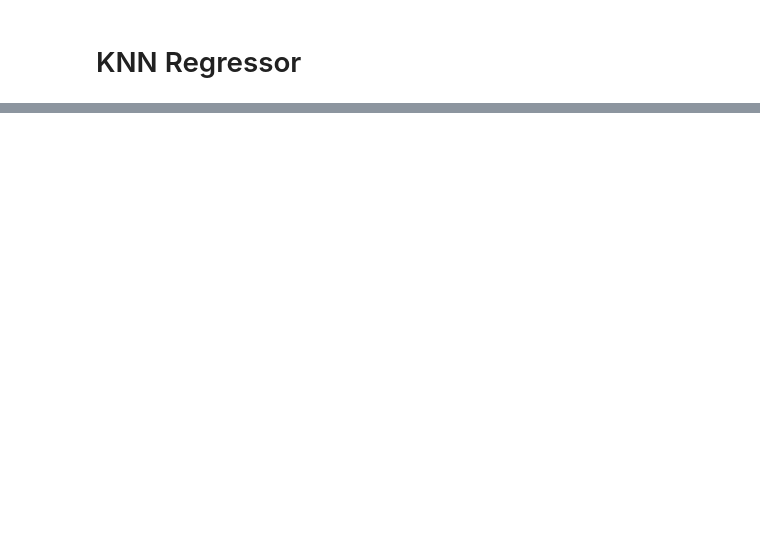
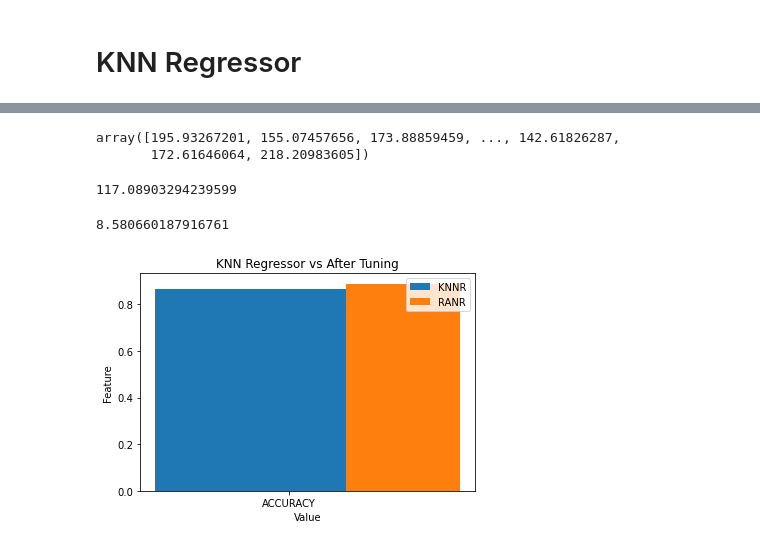
Before and after one commit to tarikulrayhan/tarikulrayhan, a Jupyter notebook: KNN for Regression and Classification.ipynb, the cells around one changed output, grey strips where cells are left out. Saved outputs shown, nothing was run; the diff lists cells and outputs as text; code cells hidden in the pictures; blank space fills up the shorter version.

```diff
--- a/KNN for Regression and Classification.ipynb
+++ b/KNN for Regression and Classification.ipynb
@@ -340,0 +429,2 @@ weighted avg       0.92      0.92      0.92      2567
+# %%
+rando_kn_reg.fit(xtrain, ytrain)
@@ -340,0 +482,2 @@ weighted avg       0.92      0.92      0.92      2567
+# %%
+ran = rando_kn_reg.best_estimator_
@@ -340,0 +488,2 @@ weighted avg       0.92      0.92      0.92      2567
+# %%
+ran.fit(xtrain, ytrain)
@@ -340,0 +492,2 @@ weighted avg       0.92      0.92      0.92      2567
+# %%
+After_Tuning_Score=ran.score(xtest, ytest)
@@ -340,0 +500,5 @@ weighted avg       0.92      0.92      0.92      2567
+# %%
+knreg_ran_test_predictions
+# %% [output]
+array([195.93267201, 155.07457656, 173.88859459, ..., 142.61826287,
+       172.61646064, 218.20983605])
@@ -340,0 +507,4 @@ weighted avg       0.92      0.92      0.92      2567
+# %%
+knreg_ran_mse
+# %% [output]
+117.08903294239599
@@ -340,0 +513,25 @@ weighted avg       0.92      0.92      0.92      2567
+# %%
+knreg_ran_mae
+# %% [output]
+8.580660187916761
+# %%
+import numpy as np
+import matplotlib.pyplot as plt
+
+X = ["ACCURACY"]
+KNNR_D = [KND_Score]
+RAN = [After_Tuning_Score]
+
+X_axis = np.arange(len(X))
+
+plt.bar(X_axis - 0.1, KNNR_D, 0.5, label = 'KNNR')
+plt.bar(X_axis + 0.3, RAN, 0.3, label = 'RANR')
+
+plt.xticks(X_axis, X)
+plt.xlabel("Value")
+plt.ylabel("Feature")
+plt.title("KNN Regressor vs After Tuning")
+plt.legend()
+plt.show()
+# %% [output]
+[figure, added]
```
Also changed, not shown: parts of 95 cells of this notebook.
